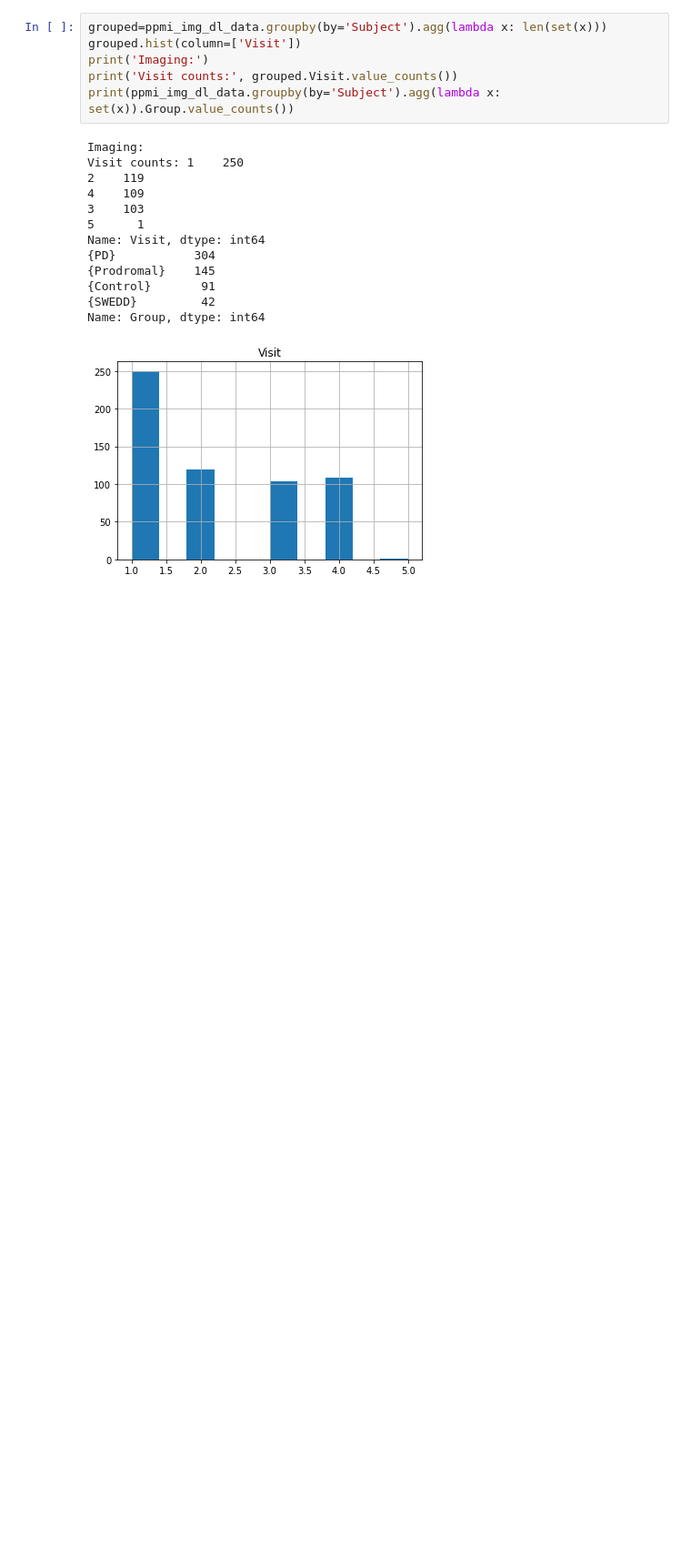
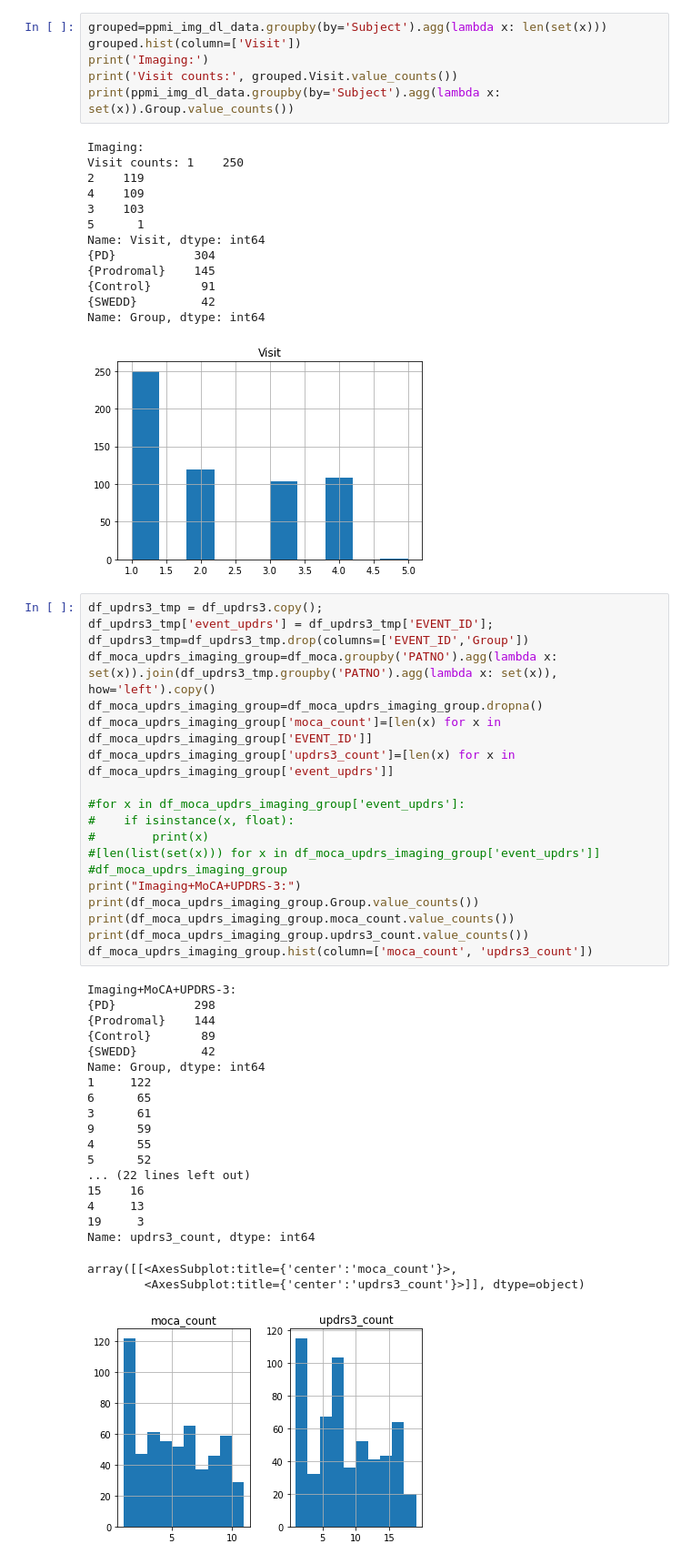
Before and after one commit to nipoppy/nipoppy, a Jupyter notebook: notebooks/subject_profiling_filtering.ipynb, the cells around one changed output. Shown at 91% size. Cells and saved outputs as stored; diff of their text form; blank space fills up the shorter version.

Commit message:
update intersection of MOCA/UPDRS3/IMAGING

```diff
--- a/notebooks/subject_profiling_filtering.ipynb
+++ b/notebooks/subject_profiling_filtering.ipynb
@@ -137,3 +137,43 @@ Name: Visit, dtype: int64
 {SWEDD}         42
 Name: Group, dtype: int64
 [figure]
+# %%
+df_updrs3_tmp = df_updrs3.copy();
+df_updrs3_tmp['event_updrs'] = df_updrs3_tmp['EVENT_ID'];
+df_updrs3_tmp=df_updrs3_tmp.drop(columns=['EVENT_ID','Group'])
+df_moca_updrs_imaging_group=df_moca.groupby('PATNO').agg(lambda x: set(x)).join(df_updrs3_tmp.groupby('PATNO').agg(lambda x: set(x)), how='left').copy()
+df_moca_updrs_imaging_group=df_moca_updrs_imaging_group.dropna()
+df_moca_updrs_imaging_group['moca_count']=[len(x) for x in df_moca_updrs_imaging_group['EVENT_ID']]
+df_moca_updrs_imaging_group['updrs3_count']=[len(x) for x in df_moca_updrs_imaging_group['event_updrs']]
+
+#for x in df_moca_updrs_imaging_group['event_updrs']:
+#    if isinstance(x, float):
+#        print(x)
+#[len(list(set(x))) for x in df_moca_updrs_imaging_group['event_updrs']]
+#df_moca_updrs_imaging_group
+print("Imaging+MoCA+UPDRS-3:")
+print(df_moca_updrs_imaging_group.Group.value_counts())
+print(df_moca_updrs_imaging_group.moca_count.value_counts())
+print(df_moca_updrs_imaging_group.updrs3_count.value_counts())
+df_moca_updrs_imaging_group.hist(column=['moca_count', 'updrs3_count'])
+# %% [output]
+Imaging+MoCA+UPDRS-3:
+{PD}           298
+{Prodromal}    144
+{Control}       89
+{SWEDD}         42
+Name: Group, dtype: int64
+1     122
+6      65
+3      61
+9      59
+4      55
+5      52
+... (22 lines left out)
+15    16
+4     13
+19     3
+Name: updrs3_count, dtype: int64
+array([[<AxesSubplot:title={'center':'moca_count'}>,
+        <AxesSubplot:title={'center':'updrs3_count'}>]], dtype=object)
+[figure, added]
```
